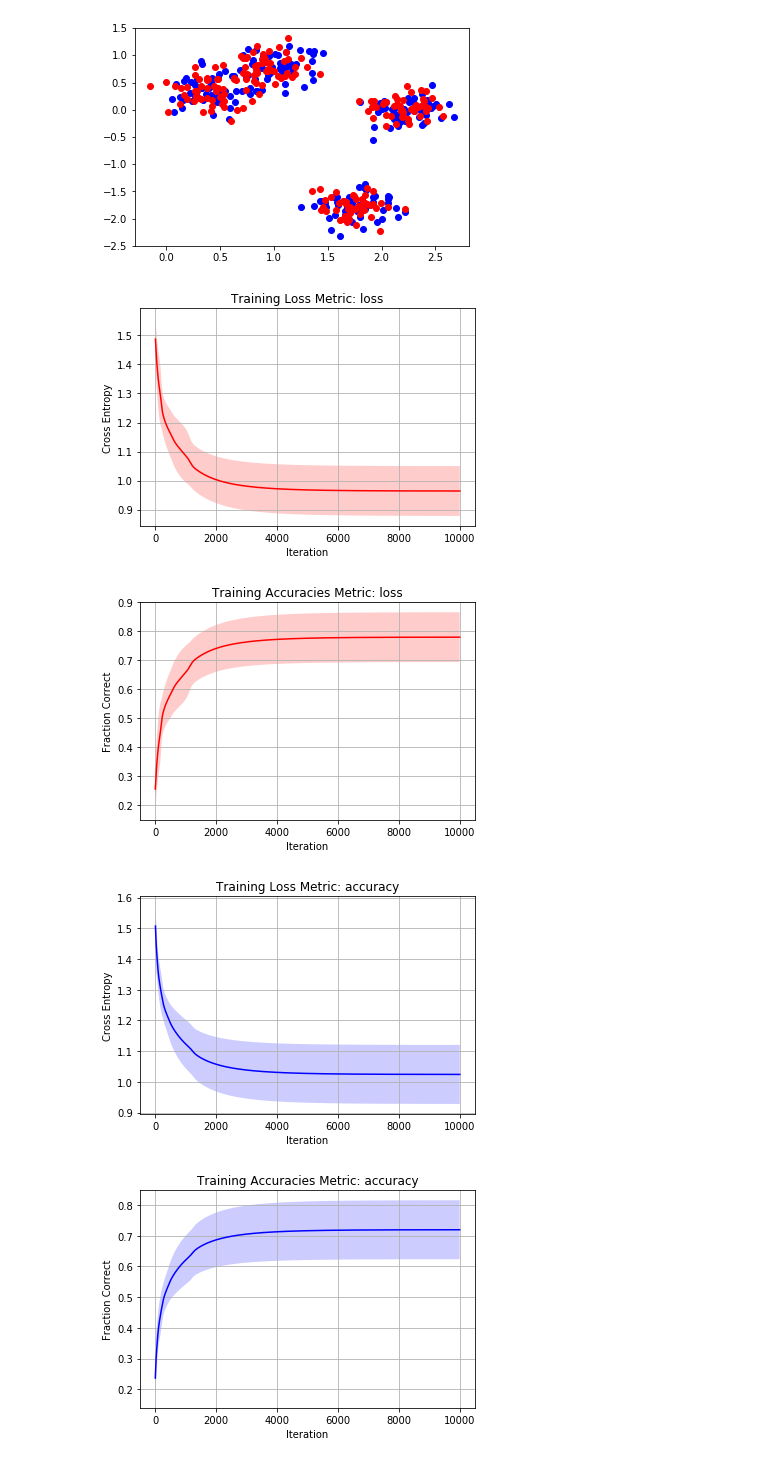
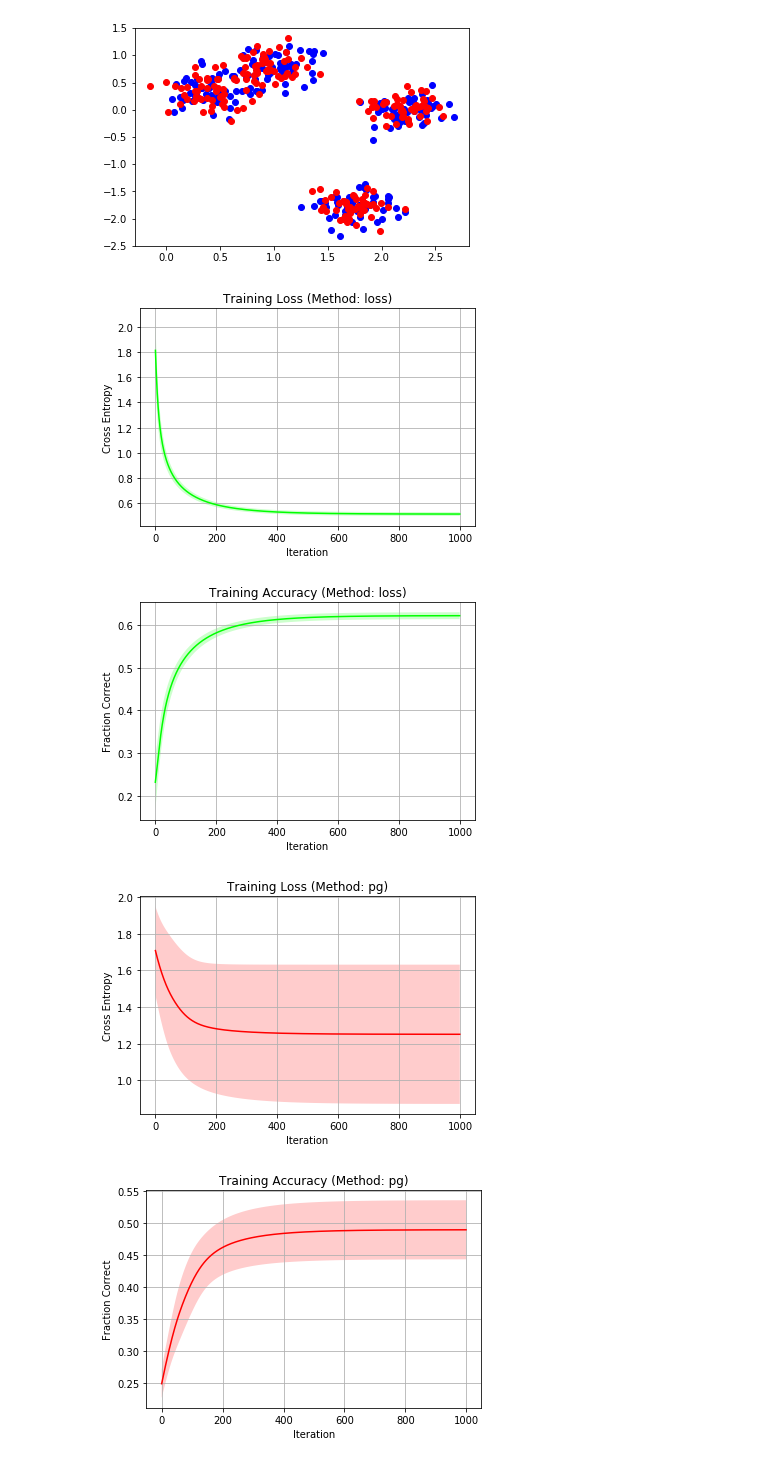
Before and after one commit to brandontrabucco/policy_gradients_tutorial, a Jupyter notebook: policy_gradients.ipynb, the cells around one changed output. Drawn from its saved outputs; the diff is of its cells as text; code cells hidden in the pictures.

```diff
--- a/policy_gradients.ipynb
+++ b/policy_gradients.ipynb
@@ -13,3 +5,13 @@ debug = False
+# %%
+num_logs = 10
+num_repeats = 10
+num_decays = 10
+debug = False
+
+num_iterations = 1000
+global_learning_rate = 0.1
+global_decay_rate = 0.5
+global_decay_steps = num_iterations // num_decays
 # %%
 def set_seed():
     tf.set_random_seed(0)
@@ -149,14 +145,14 @@ def create_graph(metric):
         accuracy,
         updates)
 # %%
-def create_experiment(metric):
+def create_experiment(method):
 
     (s_loss,
         global_op,
         local_op,
         cross_entropy,
         accuracy,
-        updates) = create_graph(metric)
+        updates) = create_graph(method)
 
     losses = []
     accuracies = []
@@ -165,8 +161,6 @@ def create_experiment(metric):
         current_loss = []
         current_accuracy = []
         s_loss.run([global_op, local_op])
-
-        set_seed()
 
         for i in range(num_iterations):
 
@@ -207,9 +201,11 @@ def create_experiment(metric):
     green_color_light = (0, 1.0, 0, 0.2)
     blue_color_light = (0, 0, 1.0, 0.2)
 
-    color_light = (red_color_light if metric == "loss"
+    color_light = (red_color_light if method == "pg"
+                else green_color_light if method == "loss"
                 else blue_color_light)
-    color_dark = (red_color if metric == "loss"
+    color_dark = (red_color if method == "pg"
+                else green_color if method == "loss"
                 else blue_color)
 
     plt.fill_between(
@@ -219,7 +215,7 @@ def create_experiment(metric):
         facecolor=color_light,
         interpolate=True)
     plt.plot(ind_losses, mean_losses, color=color_dark)
-    plt.title("Training Loss Metric: " + metric)
+    plt.title("Training Loss (Method: " + method + ")")
     plt.xlabel("Iteration")
     plt.ylabel("Cross Entropy")
     plt.grid(True)
@@ -234,7 +230,7 @@ def create_experiment(metric):
         facecolor=color_light,
         interpolate=True)
     plt.plot(ind_accuracies, mean_accuracies, color=color_dark)
-    plt.title("Training Accuracies Metric: " + metric)
+    plt.title("Training Accuracy (Method: " + method + ")")
     plt.xlabel("Iteration")
     plt.ylabel("Fraction Correct")
     plt.grid(True)
@@ -244,9 +240,11 @@ def create_experiment(metric):
         [mean_accuracies, std_accuracies, ind_accuracies]]
 # %%
 create_experiment("loss")
-create_experiment("accuracy")
+create_experiment("pg")
+create_experiment("both")
+print()
 # %% [output]
-[figure, old version]
+[figure, new version]
-[figure, old version]
+[figure, new version]
-[figure, old version]
+[figure, new version]
-[figure, old version]
+[figure, new version]
```
Also changed, not shown: parts of 3 cells of this notebook.
